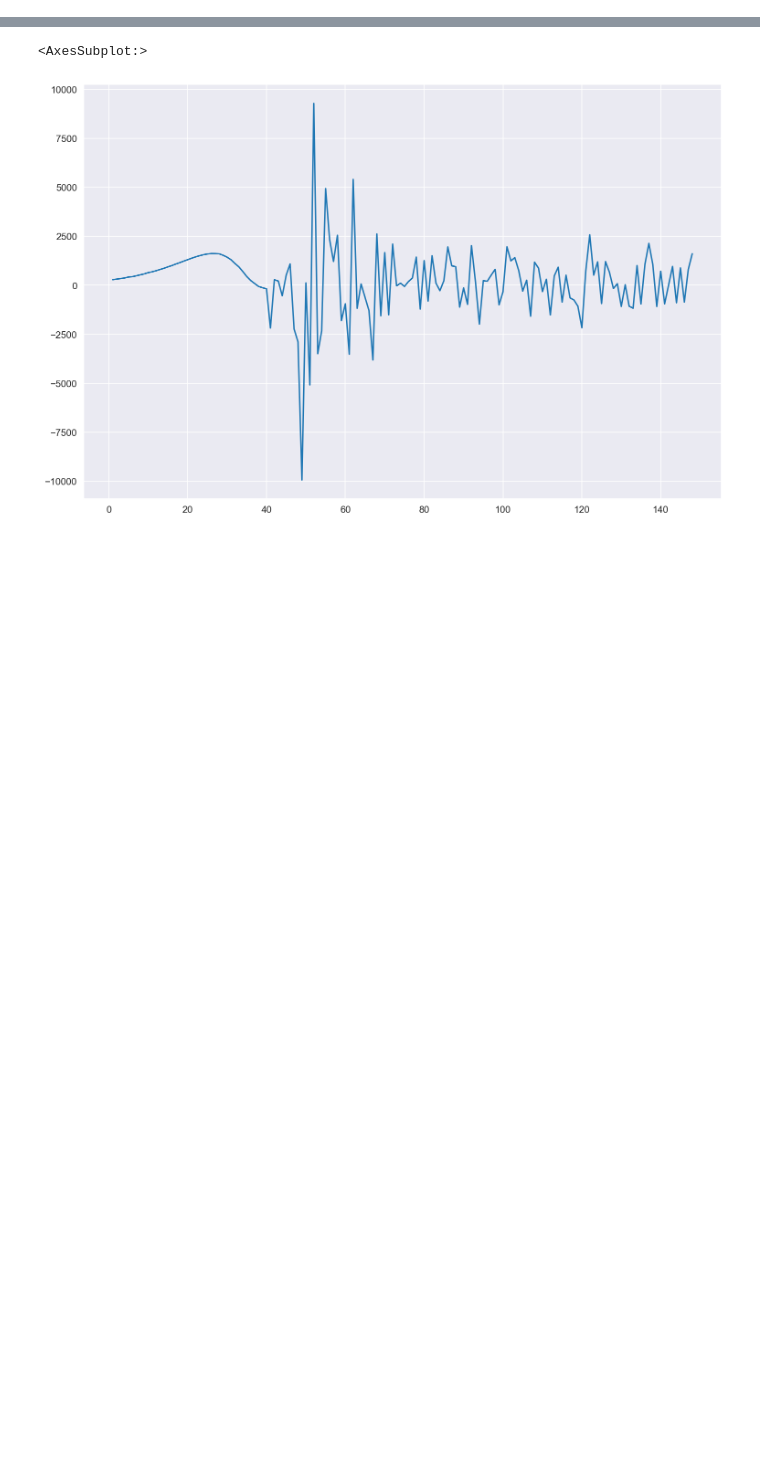
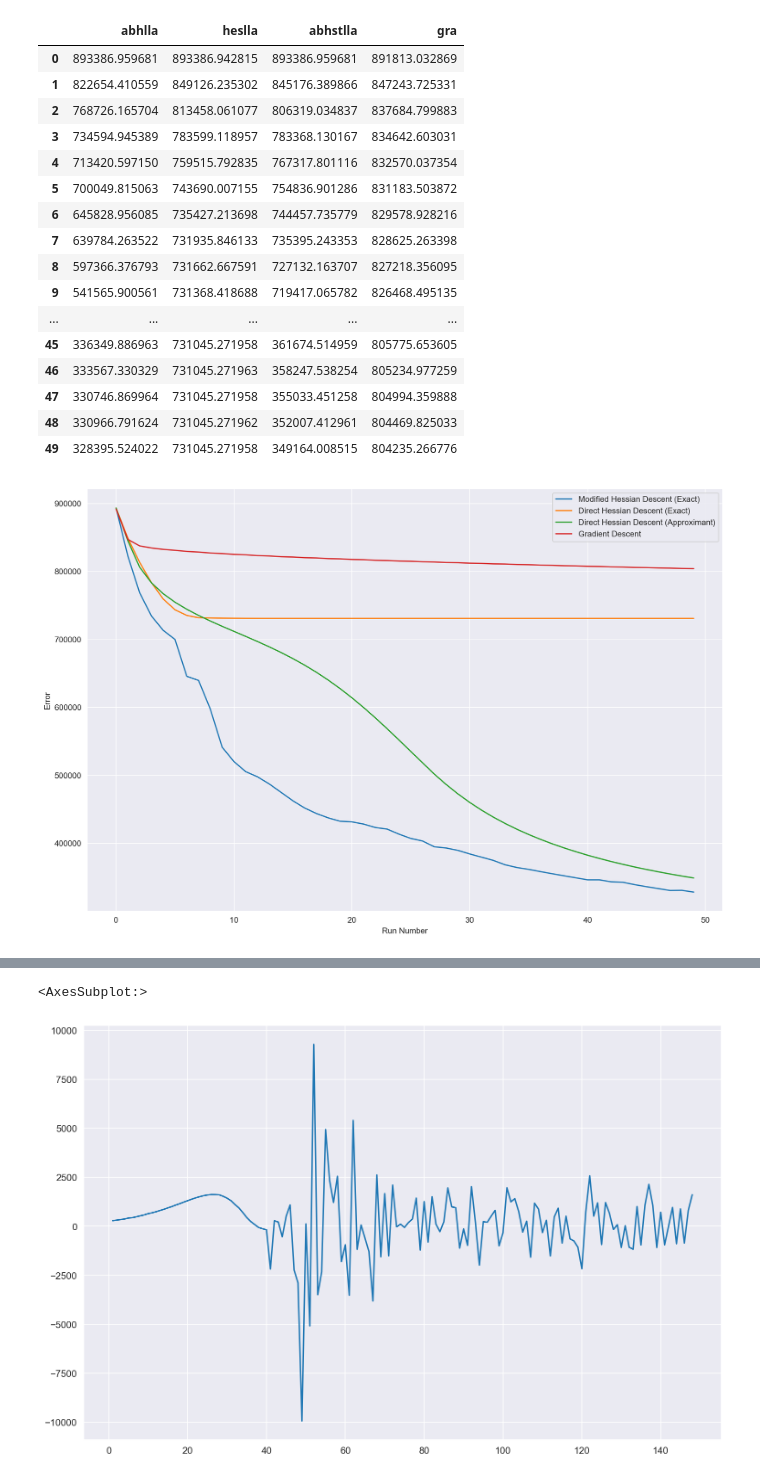
Before and after one commit to BluSteve/STYau122, a Jupyter notebook: python/styau/Analysis.ipynb, the cells around one changed output, grey strips where cells are left out. Drawn from its saved outputs; the diff is of its cells as text; code cells hidden in the pictures; blank space fills up the shorter version.

```diff
--- a/python/styau/Analysis.ipynb
+++ b/python/styau/Analysis.ipynb
@@ -95,0 +47,56 @@ curr.evs
+# %%
+short = ['abhlla', 'heslla', 'abhstlla']
+long = ['Modified Hessian Descent (Exact)',
+        'Direct Hessian Descent (Exact)',
+        'Direct Hessian Descent (Approximant)']
+
+rrs = [get_run_result('../../archivesfixed/' + x + '/summaries/') for x in short]
+
+
+def gr(string):
+    return rrs[short.index(string)]
+
+
+# rrs.append(get_run_result('../../summaries/'))
+# long.append('Current')
+
+gradient_errors = pd.read_csv('../ssef/gradienterrors.csv', header=None).iloc[:50]
+short.append('gra')
+long.append('Gradient Descent')
+
+errorss = [x.errors for x in rrs]
+errorss.append(gradient_errors)
+errors_df = pd.concat(errorss, axis=1)
+errors_df.columns = short
+display(errors_df)
+
+plt.figure(figsize=(12, 8), dpi=200, tight_layout=True)
+ax = None
+for rr in rrs:
+    ax = sns.lineplot(x=rr.errors.index, y=rr.errors)
+
+sns.lineplot(x=[i for i in range(len(gradient_errors))], y=gradient_errors[0])
+
+ax.legend(long)
+ax.set(xlabel='Run Number', ylabel='Error')
+
+plt.savefig('rvs-abhlla.png')
+# %% [output]
+|  | abhlla | heslla | abhstlla | gra |
+| 0 | 893386.959681 | 893386.942815 | 893386.959681 | 891813.032869 |
+| 1 | 822654.410559 | 849126.235302 | 845176.389866 | 847243.725331 |
+| 2 | 768726.165704 | 813458.061077 | 806319.034837 | 837684.799883 |
+| 3 | 734594.945389 | 783599.118957 | 783368.130167 | 834642.603031 |
+| 4 | 713420.597150 | 759515.792835 | 767317.801116 | 832570.037354 |
+| 5 | 700049.815063 | 743690.007155 | 754836.901286 | 831183.503872 |
+| 6 | 645828.956085 | 735427.213698 | 744457.735779 | 829578.928216 |
+| 7 | 639784.263522 | 731935.846133 | 735395.243353 | 828625.263398 |
+| 8 | 597366.376793 | 731662.667591 | 727132.163707 | 827218.356095 |
+| 9 | 541565.900561 | 731368.418688 | 719417.065782 | 826468.495135 |
+| ... | ... | ... | ... | ... |
+| 45 | 336349.886963 | 731045.271958 | 361674.514959 | 805775.653605 |
+| 46 | 333567.330329 | 731045.271963 | 358247.538254 | 805234.977259 |
+| 47 | 330746.869964 | 731045.271958 | 355033.451258 | 804994.359888 |
+| 48 | 330966.791624 | 731045.271962 | 352007.412961 | 804469.825033 |
+| 49 | 328395.524022 | 731045.271958 | 349164.008515 | 804235.266776 |
+[figure, added]
```
Also changed, not shown: parts of 15 cells of this notebook, 12 other files.
